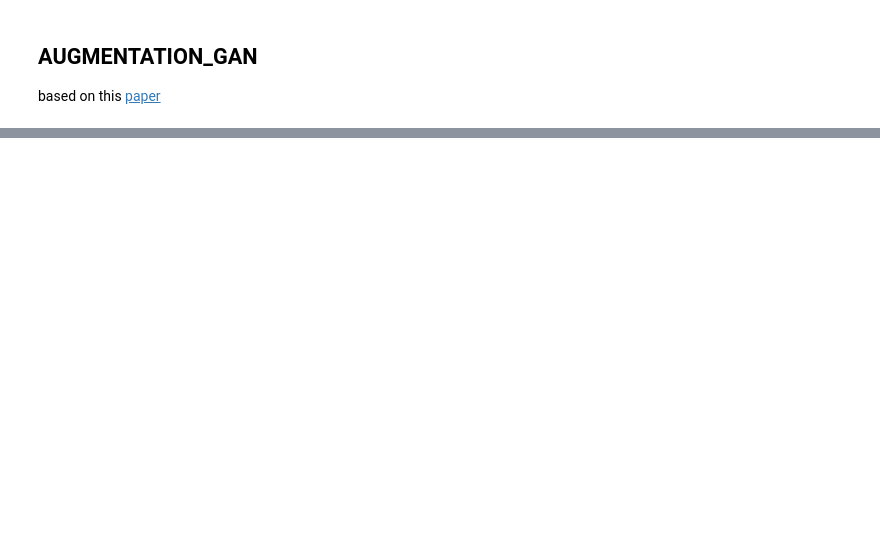
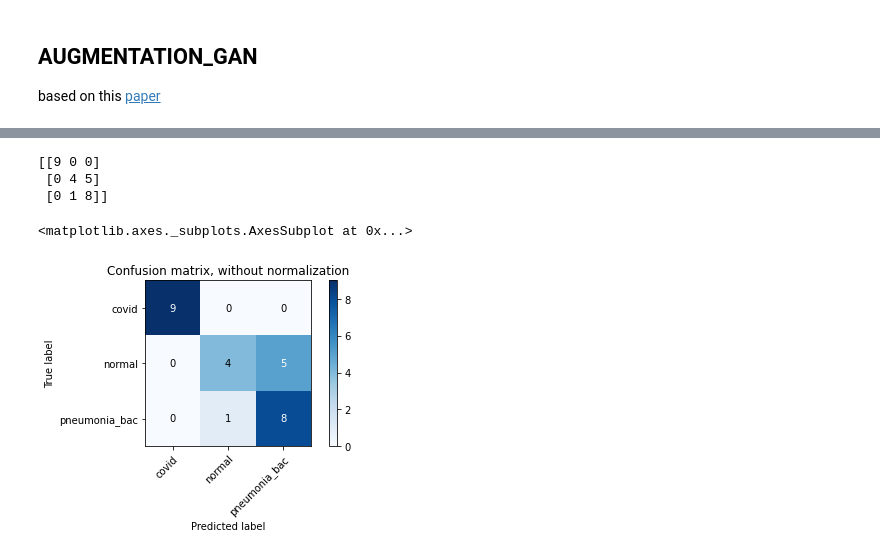
Before and after one commit to rossettisimone/AUGMENTATION_GAN, a Jupyter notebook: AUGMENTATION_GAN.ipynb, the cells around one changed output, grey strips where cells are left out. Cells and saved outputs as stored; diff of their text form; code cells hidden in the pictures; blank space fills up the shorter version.

```diff
--- a/AUGMENTATION_GAN.ipynb
+++ b/AUGMENTATION_GAN.ipynb
@@ -114,13 +183,10 @@ class CNN(nn.Module):
         )
         self.dense = nn.Sequential(
             nn.Flatten(),
-            nn.Linear(self.hidden_size * 4 * 4 * 4, 256),
+            nn.Linear(self.hidden_size * 4 * 16 * 16, 256),
             nn.ReLU(),
-            #nn.Dropout(p=0.5),
-            nn.Linear(256, 84),
-            nn.ReLU(),
-            nn.Linear(84, 10),
-            #nn.Softmax(dim=1),
+            nn.Dropout(p=0.5),
+            nn.Linear(256, 3),
         )
         return self.conv1, self.conv2, self.conv3, self.dense
 
@@ -247,0 +330,12 @@ Predicted:    cat  ship truck plane
+# %%
+cm = confusion_matrix(labels.cpu().detach().numpy(), predicted.cpu().detach().numpy(), labels=None, sample_weight=None)
+
+print(cm)
+
+plot_confusion_matrix(labels.cpu().detach().numpy(), predicted.cpu().detach().numpy(), classes=np.asarray(classes), normalize=False)
+# %% [output]
+[[9 0 0]
+ [0 4 5]
+ [0 1 8]]
+<matplotlib.axes._subplots.AxesSubplot at 0x...>
+[figure, added]
```
Also changed, not shown: parts of 19 cells of this notebook.
